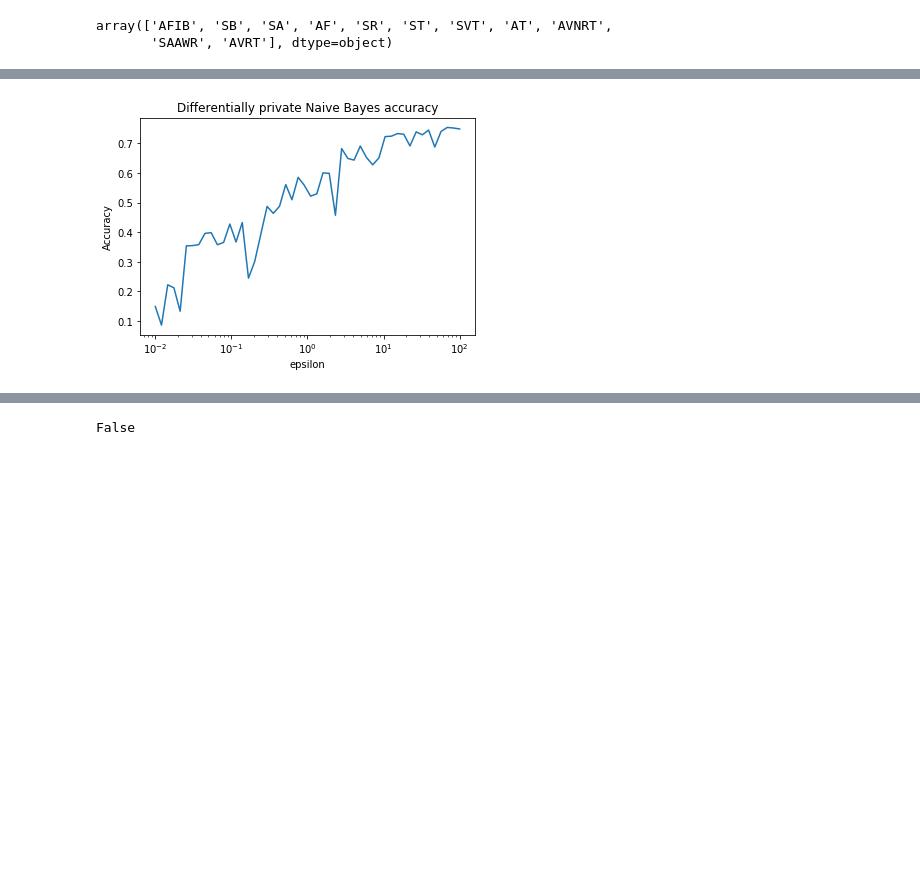
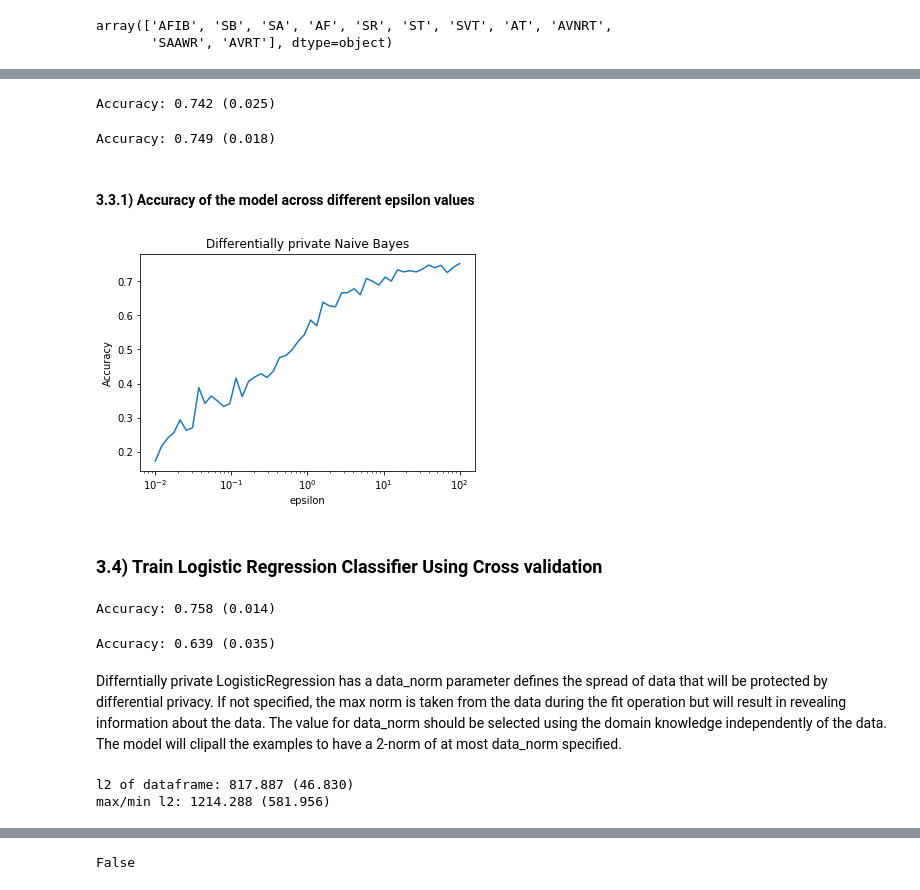
Before and after one commit to arin-gzn/differential-privacy-arrhythmia-analysis, a Jupyter notebook: diffprivlib-ecg.ipynb, the cells around one changed output, grey strips where cells are left out. Cells and saved outputs as stored; diff of their text form; code cells hidden in the pictures; blank space fills up the shorter version.

```diff
--- a/diffprivlib-ecg.ipynb
+++ b/diffprivlib-ecg.ipynb
@@ -137,0 +110,13 @@ clf.score(X_test, y_test)
+# %%
+col_names=ecg_df.columns
+ranges_min=[]
+ranges_max=[]
+bounds_for_forest={}
+for i in range(len(col_names)):
+    min_val=ecg_df[ecg_df.columns[i]].min()
+    max_val=ecg_df[ecg_df.columns[i]].max()
+    ranges_min.append(min_val)
+    ranges_max.append(max_val)
+    bounds_for_forest[col_names[i]]=[min_val,max_val]
+
+bounds = (ranges_min,ranges_max )
@@ -138,3 +149,33 @@ clf.score(X_test, y_test)
+# %%
+#non-difpriv model
+from sklearn.model_selection import cross_val_score
+from sklearn.naive_bayes import GaussianNB
+from numpy import mean,std
+
+cv = KFold(n_splits=10, random_state=1, shuffle=True)
+clf = GaussianNB()
+
+# evaluate model
+scores = cross_val_score(clf, ecg_df, encoded_y, scoring='accuracy', cv=cv, n_jobs=-1)
+# report performance
+print('Accuracy: %.3f (%.3f)' % (mean(scores), std(scores)))
+# %% [output]
+Accuracy: 0.742 (0.025)
+# %%
+#diff priv model with epsilon 1
+from diffprivlib.models import GaussianNB
+
+
+
+clf = GaussianNB(bounds=bounds,epsilon=100)
+# evaluate model
+scores = cross_val_score(clf, ecg_df, encoded_y, scoring='accuracy', cv=cv, n_jobs=-1)
+# report performance
+print('Accuracy: %.3f (%.3f)' % (mean(scores), std(scores)))
+# %% [output]
+Accuracy: 0.749 (0.018)
+# %% [markdown]
+#### 3.3.1) Accuracy of the model across  different epsilon values
 # %%
 col_names=ecg_df.columns
 ranges_min=[]
@@ -145,22 +186,23 @@ for i in range(len(col_names)):
 # %%
 import numpy as np
 import matplotlib.pyplot as plt
 from diffprivlib.models import GaussianNB
 
 epsilons = np.logspace(-2, 2, 50)
 bounds = (ranges_min,ranges_max )
 accuracy = list()
 
 for epsilon in epsilons:
     clf = GaussianNB(bounds=bounds, epsilon=epsilon)
-    clf.fit(X_train, y_train)
-
-    accuracy.append(clf.score(X_test, y_test))
+    scores = cross_val_score(clf, ecg_df, encoded_y, scoring='accuracy', cv=cv, n_jobs=-1)
+    accuracy.append(mean(scores))
 
 plt.semilogx(epsilons, accuracy)
-plt.title("Differentially private Naive Bayes accuracy")
+plt.title("Differentially private Naive Bayes")
 plt.xlabel("epsilon")
 plt.ylabel("Accuracy")
 plt.show()
 # %% [output]
-[figure, old version]
+[figure, new version]
+# %% [markdown]
+### 3.4) Train Logistic Regression Classifier Using Cross validation
@@ -166,0 +213,9 @@ plt.show()
+# %%
+
+#non-difpriv model
+cv = KFold(n_splits=10, random_state=1, shuffle=True)
+clf = LogisticRegression()
+scores = cross_val_score(clf, ecg_df, encoded_y, scoring='accuracy', cv=cv, n_jobs=-1)
+print('Accuracy: %.3f (%.3f)' % (mean(scores), std(scores)))
+# %% [output]
+Accuracy: 0.758 (0.014)
@@ -166,0 +224,17 @@ plt.show()
+# %%
+cv = KFold(n_splits=10, random_state=1, shuffle=True)
+dp_clf = dp.models.LogisticRegression(epsilon = 100)
+scores = cross_val_score(dp_clf, ecg_df, encoded_y, scoring='accuracy', cv=cv, n_jobs=-1)
+print('Accuracy: %.3f (%.3f)' % (mean(scores), std(scores)))
+# %% [output]
+Accuracy: 0.639 (0.035)
+# %% [markdown]
+Differntially private LogisticRegression has a data_norm parameter defines the spread of data that will be protected by differential privacy. If not specified, the max norm is taken from the data during the fit operation but will result in revealing information about the data.  The value for data_norm should be selected using the domain knowledge independently of the data.  The model will clipall the examples to have a 2-norm of at most data_norm specified.
+# %%
+#checking l2 norm in our data
+l2_of_all_rows=np.apply_along_axis(np.linalg.norm, 1, ecg_df)
+print('l2 of dataframe: %.3f (%.3f)' % (mean(l2_of_all_rows), std(l2_of_all_rows)))
+print('max/min l2: %.3f (%.3f)' % (max(l2_of_all_rows), min(l2_of_all_rows)))
+# %% [output]
+l2 of dataframe: 817.887 (46.830)
+max/min l2: 1214.288 (581.956)
```
Also changed, not shown: parts of 96 cells of this notebook.
